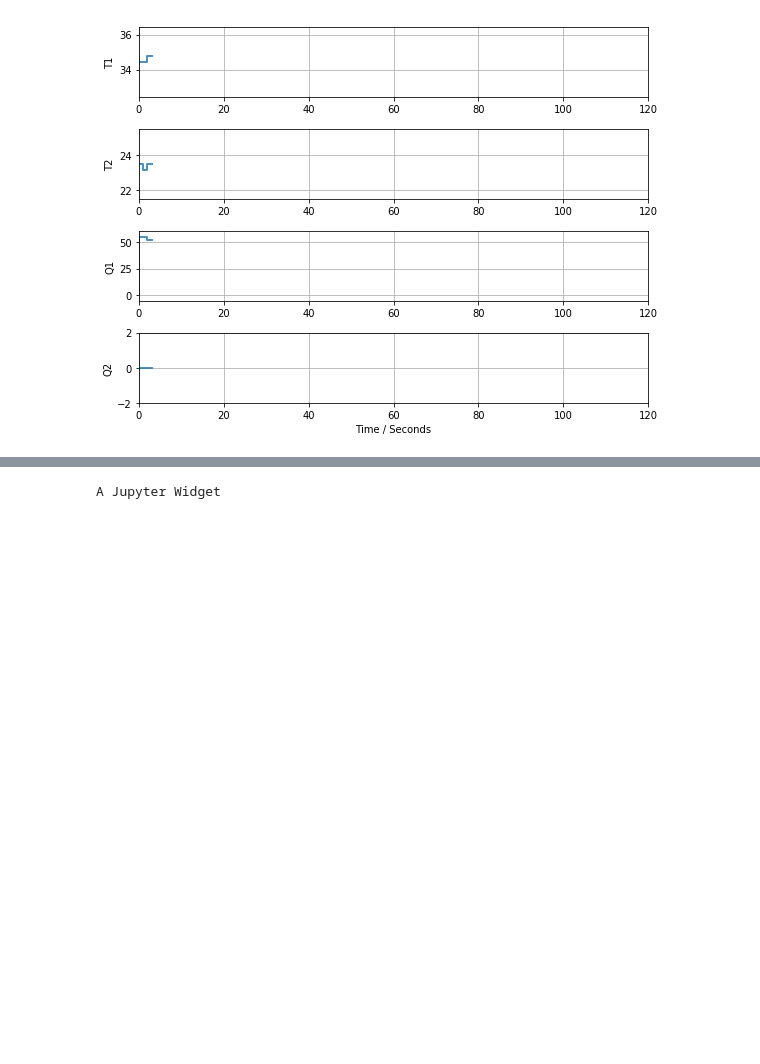
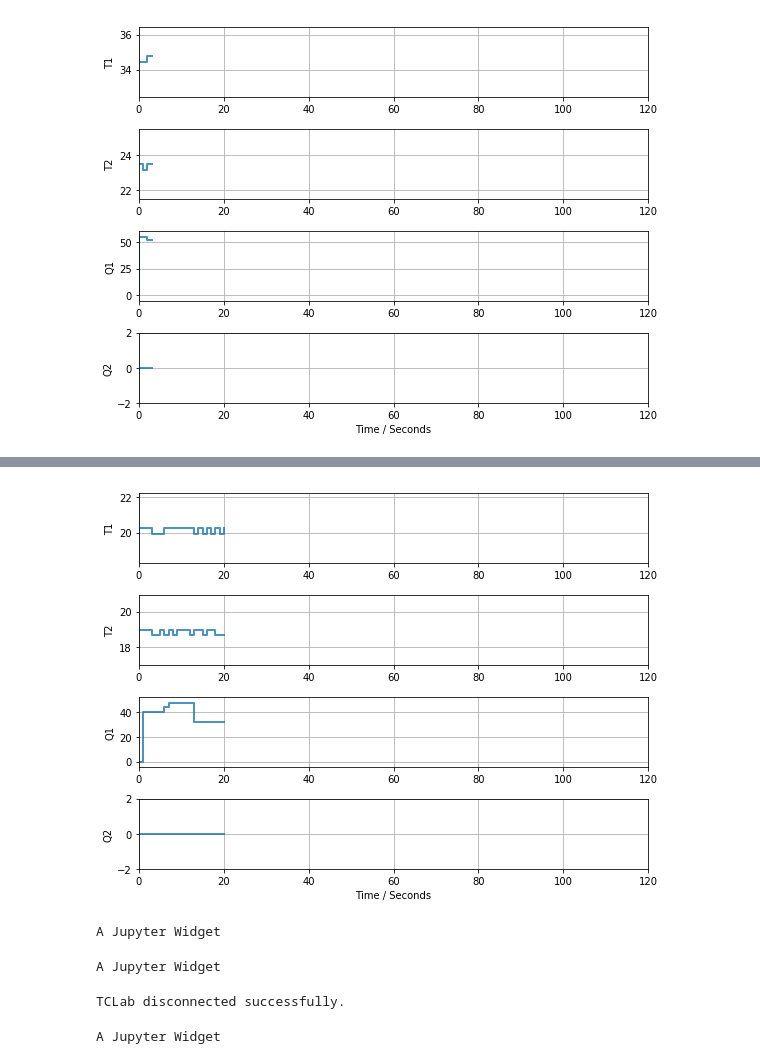
Before and after one commit to jckantor/TCLab, a Jupyter notebook: notebooks/Testing.ipynb, the cells around one changed output, grey strips where cells are left out. Cells and saved outputs as stored; diff of their text form; code cells hidden in the pictures; blank space fills up the shorter version.

```diff
--- a/notebooks/Testing.ipynb
+++ b/notebooks/Testing.ipynb
@@ -1,7 +1,2 @@
 # %% [markdown]
 # Testing
-# %%
-from tclab import clock
-
-for t in clock(4,1):
-    print(t)
@@ -97,0 +89,10 @@ TCLab disconnected successfully.
+# %%
+from ipywidgets import interactive
+from IPython.display import display
+from tclab import clock
+
+Kp = interactive(lambda Kp: Kp, Kp = 12)
+display(Kp)
+
+for t in clock(10):
+    print(t, Kp.result)
@@ -98,3 +112,35 @@ TCLab disconnected successfully.
+# %%
+import tornado
+from ipywidgets import interactive
+from IPython.display import display
+from tclab import TCLab, Historian, Plotter
+
+Kp = interactive(lambda Kp: Kp, Kp = (0,20))
+SP = interactive(lambda SP: SP, SP = (25,55))
+SP.layout.height = '500px'
+
+def update(tperiod):
+    t = 0
+    with TCLab() as a:
+        h = Historian(a.sources)
+        p = Plotter(h)
+        while t <= tperiod:
+            yield
+            p.update(t)
+            display(Kp)
+            display(SP)
+            a.U1 = SP.result
+            t += 1
+        timer.stop()
+
+update_gen = update(20)
+timer = tornado.ioloop.PeriodicCallback(lambda: next(update_gen), 1000)
+timer.start()
+# %% [output]
+[figure, added]
+A Jupyter Widget
+A Jupyter Widget
+TCLab disconnected successfully.
 # %%
 from ipywidgets import interactive
 from tclab import setup, clock, Historian, Plotter
```
Also changed, not shown: parts of 11 cells of this notebook, 3 other files.
